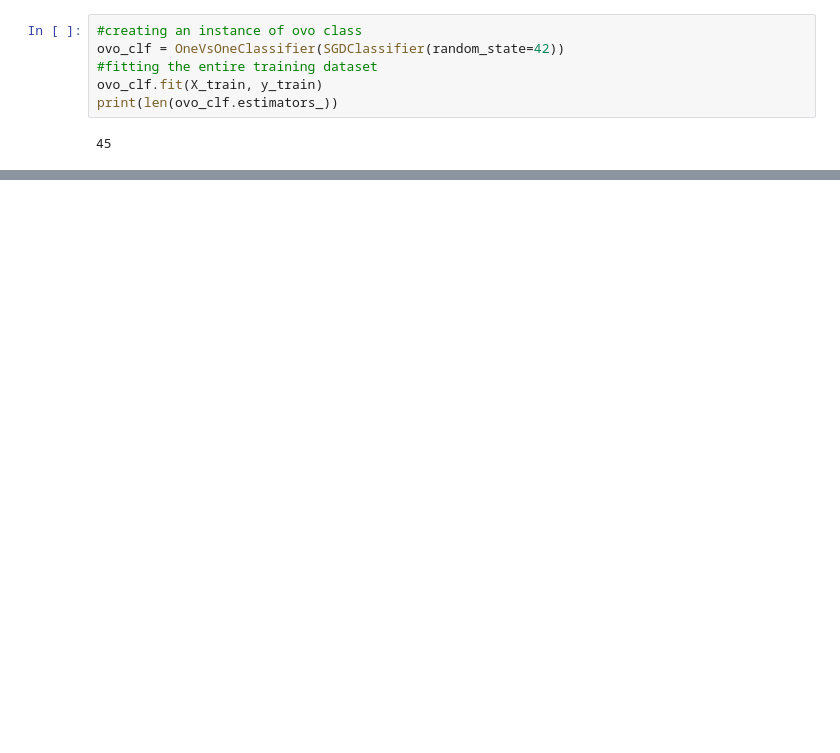
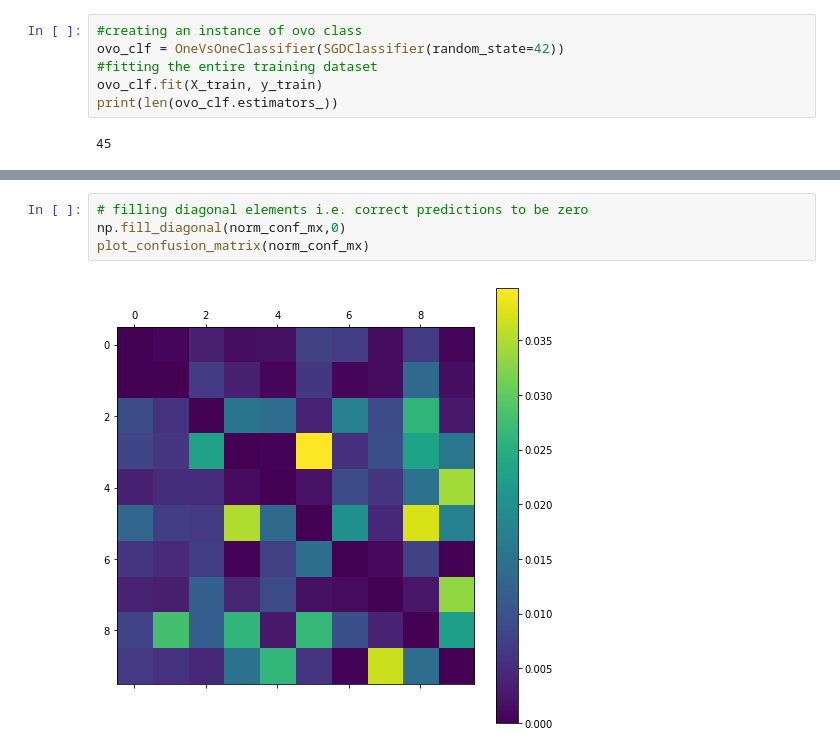
Before and after one commit to SudhirGhandikota/ML_Practise, a Jupyter notebook: Handson_ML2.ipynb, the cells around one changed output, grey strips where cells are left out. Saved outputs shown, nothing was run; the diff lists cells and outputs as text; blank space fills up the shorter version.

```diff
--- a/Handson_ML2.ipynb
+++ b/Handson_ML2.ipynb
@@ -215,0 +266,6 @@ array([0.90946811, 0.91234562, 0.90678602])
+# %%
+# filling diagonal elements i.e. correct predictions to be zero
+np.fill_diagonal(norm_conf_mx,0)
+plot_confusion_matrix(norm_conf_mx)
+# %% [output]
+[figure, added]
```
Also changed, not shown: parts of 42 cells of this notebook.
